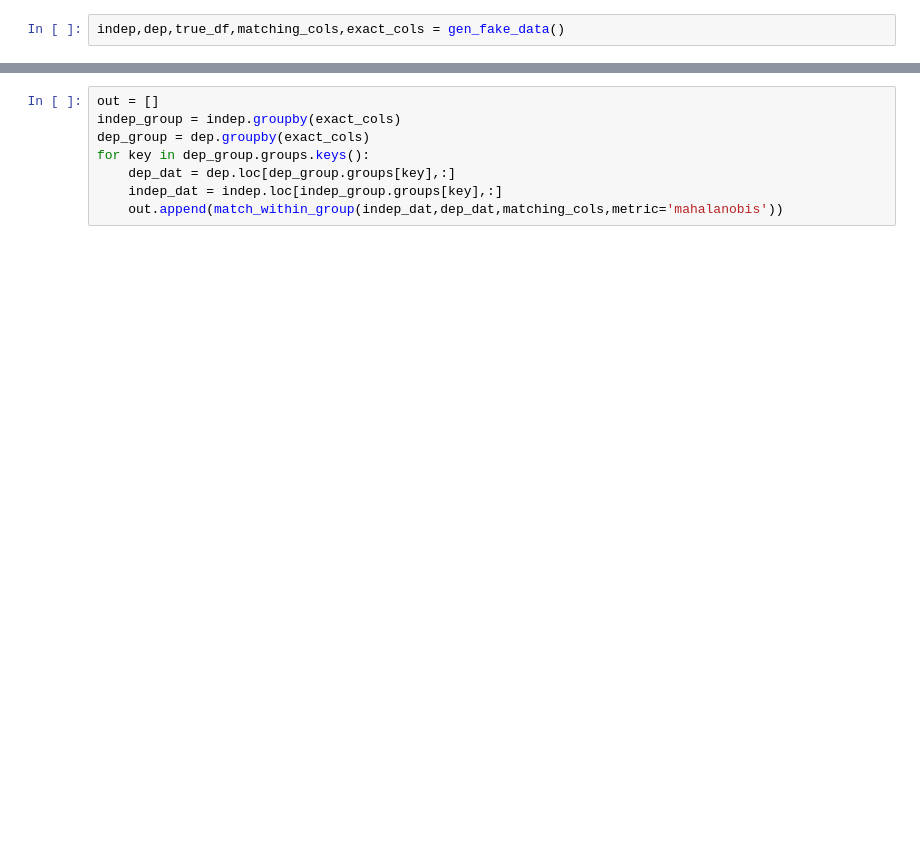
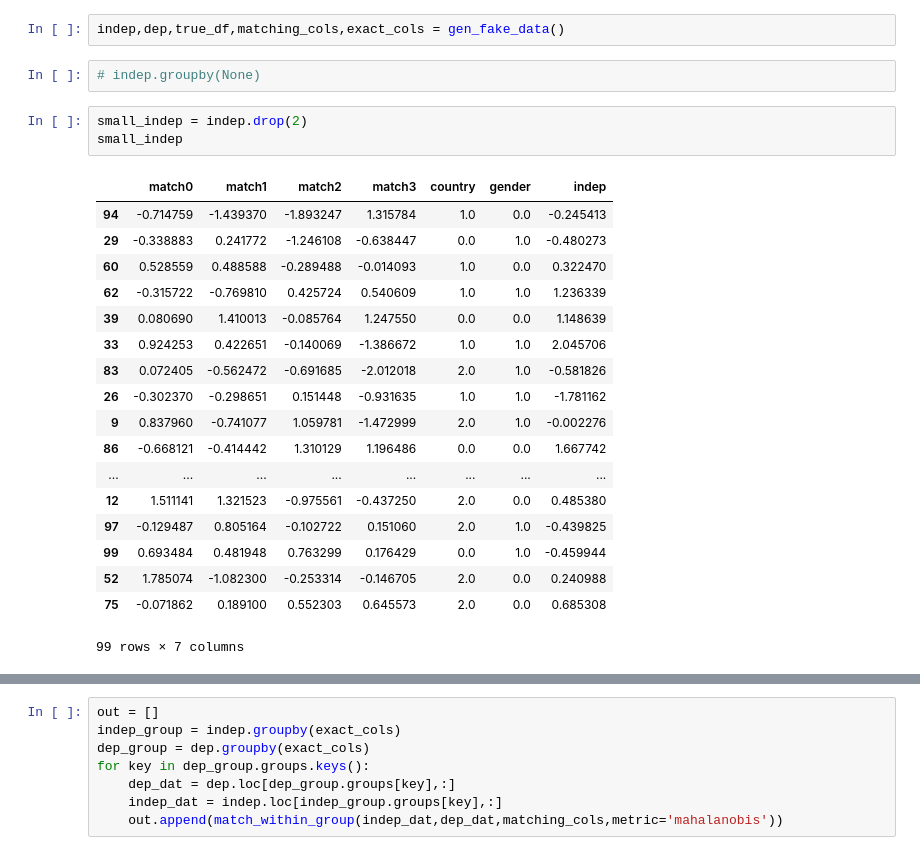
Before and after one commit to ianhi/mergetown, a Jupyter notebook: making_frontiers.ipynb, the cells around one changed output, grey strips where cells are left out. Drawn from its saved outputs; the diff is of its cells as text; blank space fills up the shorter version.

```diff
--- a/making_frontiers.ipynb
+++ b/making_frontiers.ipynb
@@ -21,2 +18,26 @@ The autoreload extension is already loaded. To reload it, use:
 # %%
 indep,dep,true_df,matching_cols,exact_cols = gen_fake_data()
+# %%
+# indep.groupby(None)
+# %%
+small_indep = indep.drop(2)
+small_indep
+# %% [output]
+|  | match0 | match1 | match2 | match3 | country | gender | indep |
+| 94 | -0.714759 | -1.439370 | -1.893247 | 1.315784 | 1.0 | 0.0 | -0.245413 |
+| 29 | -0.338883 | 0.241772 | -1.246108 | -0.638447 | 0.0 | 1.0 | -0.480273 |
+| 60 | 0.528559 | 0.488588 | -0.289488 | -0.014093 | 1.0 | 0.0 | 0.322470 |
+| 62 | -0.315722 | -0.769810 | 0.425724 | 0.540609 | 1.0 | 1.0 | 1.236339 |
+| 39 | 0.080690 | 1.410013 | -0.085764 | 1.247550 | 0.0 | 0.0 | 1.148639 |
+| 33 | 0.924253 | 0.422651 | -0.140069 | -1.386672 | 1.0 | 1.0 | 2.045706 |
+| 83 | 0.072405 | -0.562472 | -0.691685 | -2.012018 | 2.0 | 1.0 | -0.581826 |
+| 26 | -0.302370 | -0.298651 | 0.151448 | -0.931635 | 1.0 | 1.0 | -1.781162 |
+| 9 | 0.837960 | -0.741077 | 1.059781 | -1.472999 | 2.0 | 1.0 | -0.002276 |
+| 86 | -0.668121 | -0.414442 | 1.310129 | 1.196486 | 0.0 | 0.0 | 1.667742 |
+| ... | ... | ... | ... | ... | ... | ... | ... |
+| 12 | 1.511141 | 1.321523 | -0.975561 | -0.437250 | 2.0 | 0.0 | 0.485380 |
+| 97 | -0.129487 | 0.805164 | -0.102722 | 0.151060 | 2.0 | 1.0 | -0.439825 |
+| 99 | 0.693484 | 0.481948 | 0.763299 | 0.176429 | 0.0 | 1.0 | -0.459944 |
+| 52 | 1.785074 | -1.082300 | -0.253314 | -0.146705 | 2.0 | 0.0 | 0.240988 |
+| 75 | -0.071862 | 0.189100 | 0.552303 | 0.645573 | 2.0 | 0.0 | 0.685308 |
+99 rows × 7 columns
```
Also changed, not shown: parts of 23 cells of this notebook, 2 other files.
